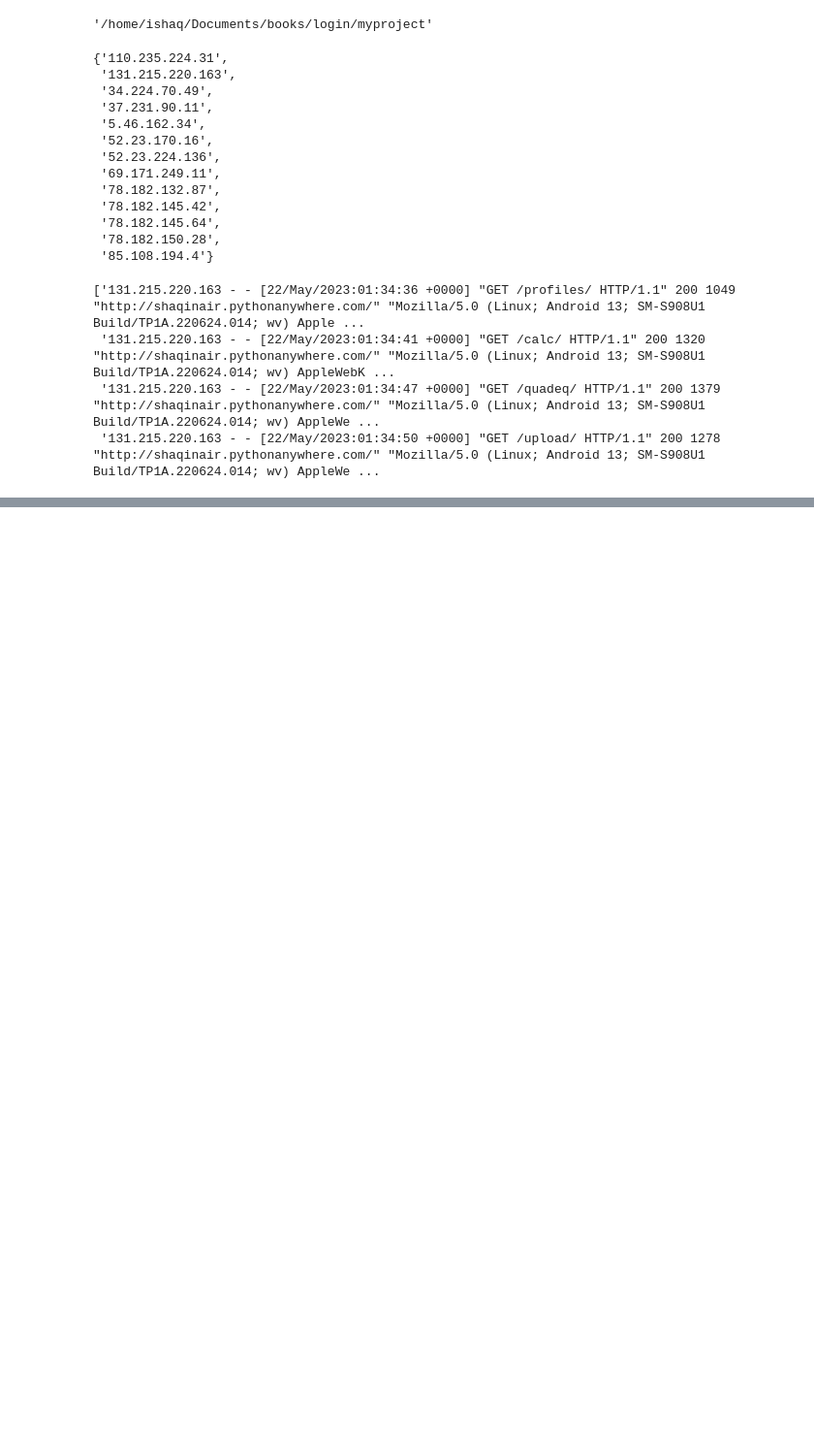
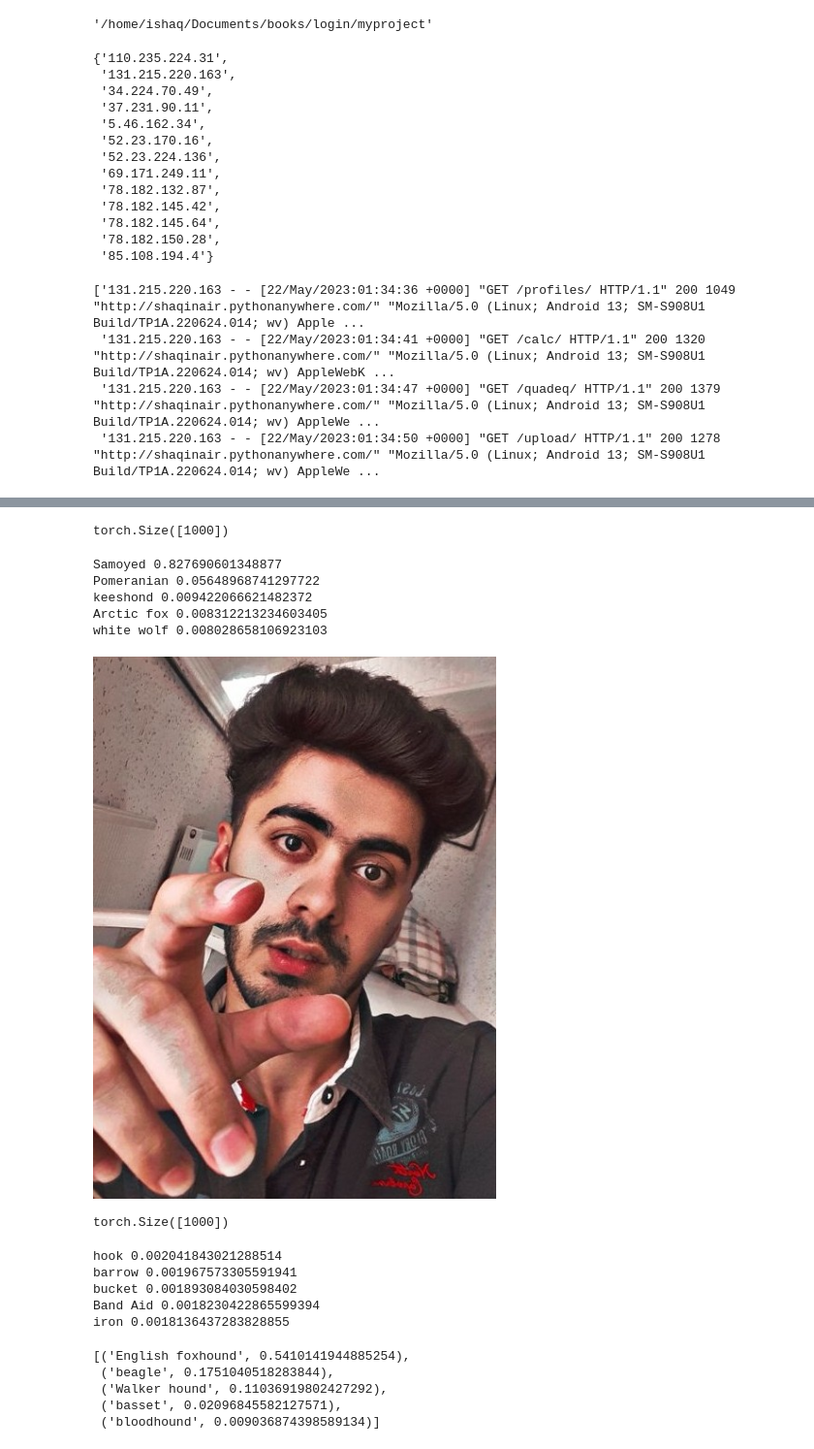
Before and after one commit to Ishaq-p/django_framework_across_wifi_network, a Jupyter notebook: Untitled.ipynb, the cells around one changed output, grey strips where cells are left out. Shown at 97% size. Cells and saved outputs as stored; diff of their text form; code cells hidden in the pictures; blank space fills up the shorter version.

```diff
--- a/Untitled.ipynb
+++ b/Untitled.ipynb
@@ -382,0 +847,30 @@ pasedena_IP_info
+# %%
+with torch.no_grad():
+    out = model(tensor)
+probabilities = torch.nn.functional.softmax(out[0], dim=0)
+print(probabilities.shape)
+# prints: torch.Size([1000])
+# %% [output]
+torch.Size([1000])
+# %%
+# Get imagenet class mappings
+url, filename = ("https://raw.githubusercontent.com/pytorch/hub/master/imagenet_classes.txt", "imagenet_classes.txt")
+urllib.request.urlretrieve(url, filename)
+with open("imagenet_classes.txt", "r") as f:
+    categories = [s.strip() for s in f.readlines()]
+
+# Print top categories per image
+top5_prob, top5_catid = torch.topk(probabilities, 5)
+for i in range(top5_prob.size(0)):
+    print(categories[top5_catid[i]], top5_prob[i].item())
+# %% [output]
+Samoyed 0.827690601348877
+Pomeranian 0.05648968741297722
+keeshond 0.009422066621482372
+Arctic fox 0.008312213234603405
+white wolf 0.008028658106923103
+# %%
+img = Image.open("person.jpg").convert('RGB')
+img
+# %% [output]
+[figure, added]
@@ -382,0 +881,41 @@ pasedena_IP_info
+# %%
+with torch.no_grad():
+    out = model(tensor)
+probabilities = torch.nn.functional.softmax(out[0], dim=0)
+print(probabilities.shape)
+# %% [output]
+torch.Size([1000])
+# %%
+top5_prob, top5_catid = torch.topk(probabilities, 5)
+for i in range(top5_prob.size(0)):
+    print(categories[top5_catid[i]], top5_prob[i].item())
+# %% [output]
+hook 0.002041843021288514
+barrow 0.001967573305591941
+bucket 0.001893084030598402
+Band Aid 0.0018230422865599394
+iron 0.0018136437283828855
+# %%
+
+model = timm.create_model('tf_efficientnet_b0', checkpoint_path= 'tf_efficientnet_b0_aa-827b6e33.pth')
+with open('imagenet_classes.txt', "r") as f:
+        categories = [s.strip() for s in f.readlines()]
+model.eval()
+img = Image.open("dog1.jpeg").convert('RGB')
+config = resolve_data_config({}, model=model)
+transform = create_transform(**config)
+tensor = transform(img).unsqueeze(0)
+with torch.no_grad():
+    out = model(tensor)
+probabilities = torch.nn.functional.softmax(out[0], dim=0)
+top5_prob, top5_catid = torch.topk(probabilities, 5)
+final_pred=[]
+for i in range(top5_prob.size(0)):
+    final_pred.append((categories[top5_catid[i]], top5_prob[i].item()))
+final_pred
+# %% [output]
+[('English foxhound', 0.5410141944885254),
+ ('beagle', 0.1751040518283844),
+ ('Walker hound', 0.11036919802427292),
+ ('basset', 0.02096845582127571),
+ ('bloodhound', 0.009036874398589134)]
```
Also changed, not shown: parts of 83 cells of this notebook, 41 other files.
